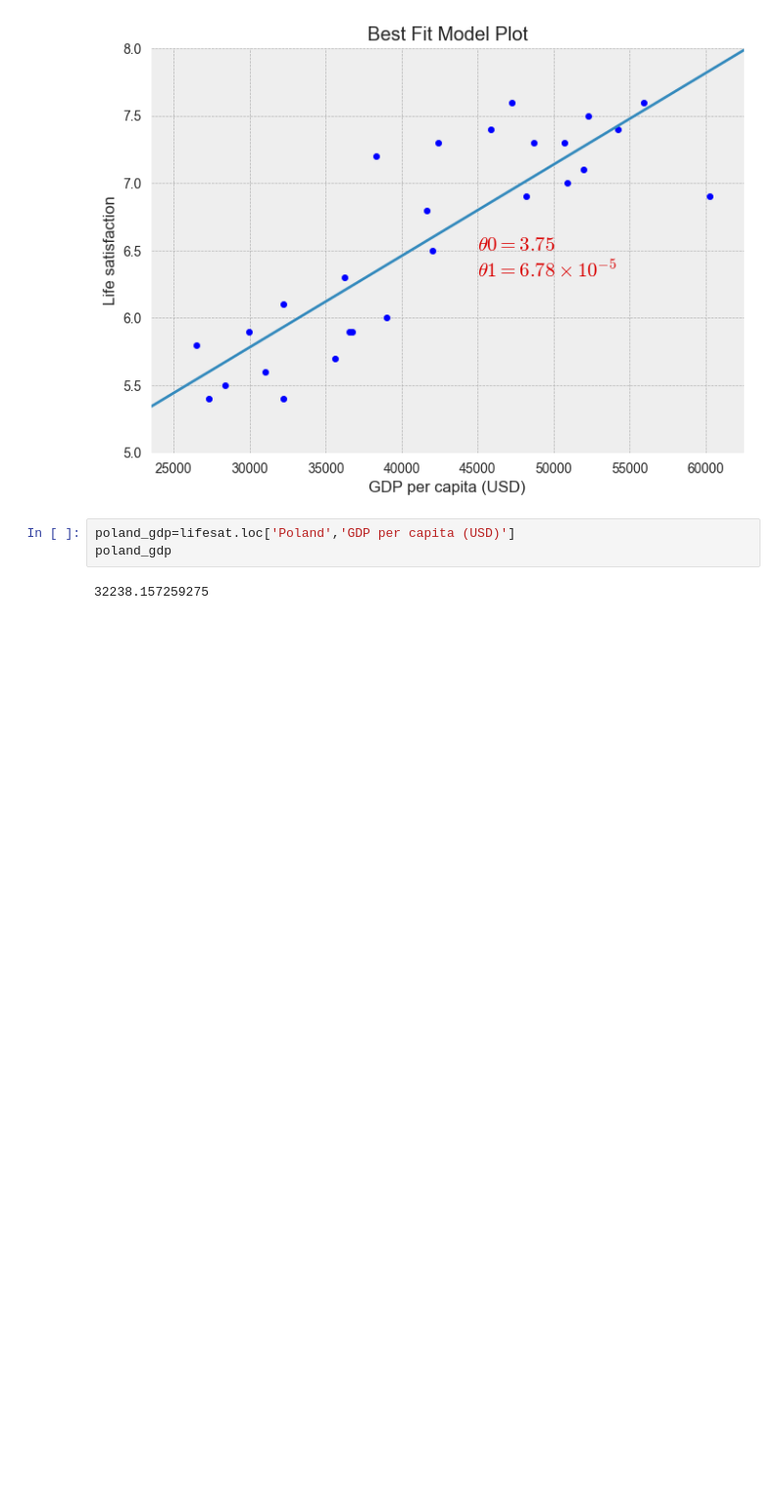
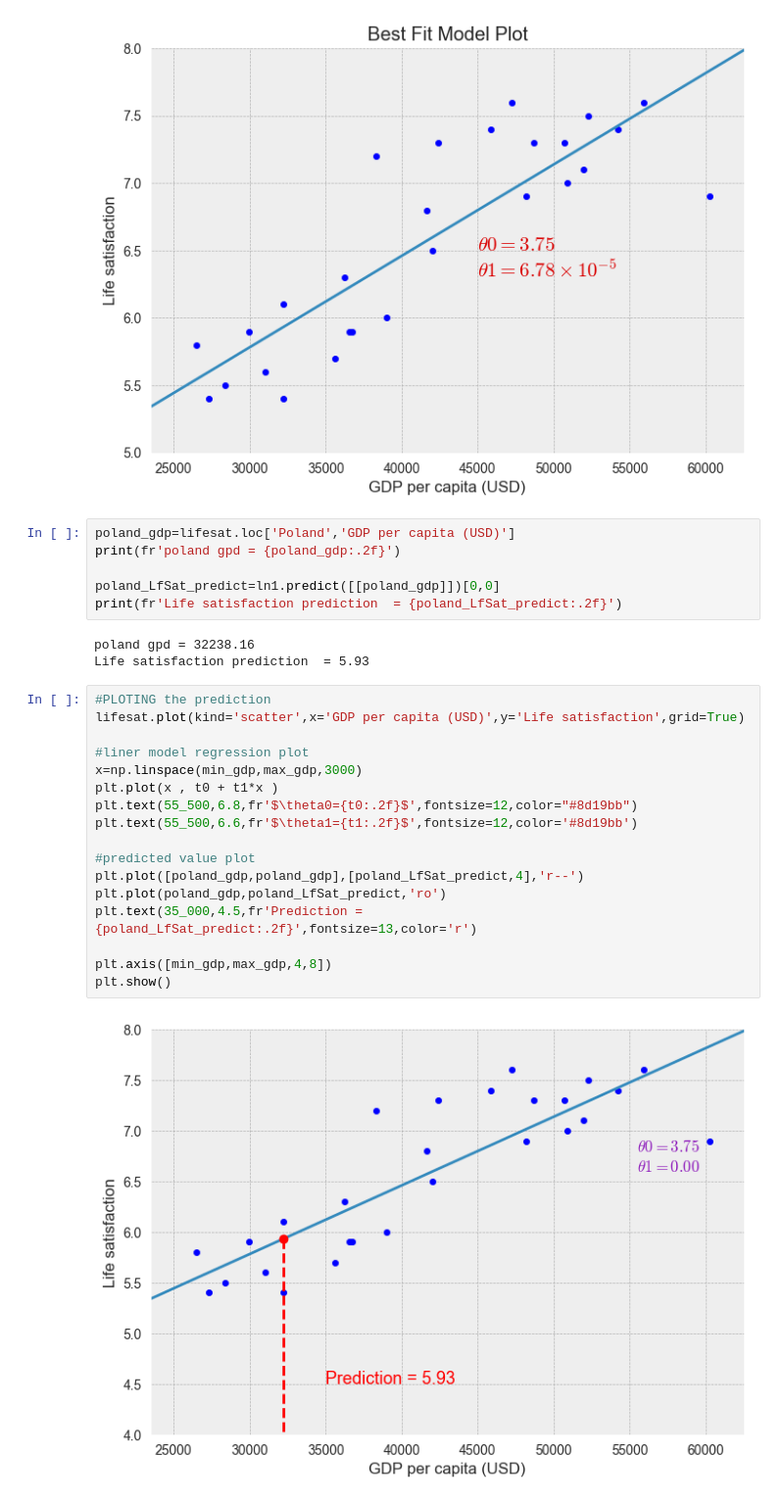
Before and after one commit to MehulEXE/Handson-ml, a Jupyter notebook: example1.ipynb, the cells around one changed output. Shown: that part at 98% size. Cells and saved outputs as stored; diff of their text form; blank space fills up the shorter version.

```diff
--- a/example1.ipynb
+++ b/example1.ipynb
@@ -139,6 +139,29 @@ plt.show()
 [figure]
 # %%
 poland_gdp=lifesat.loc['Poland','GDP per capita (USD)']
-poland_gdp
+print(fr'poland gpd = {poland_gdp:.2f}')
+
+poland_LfSat_predict=ln1.predict([[poland_gdp]])[0,0]
+print(fr'Life satisfaction prediction  = {poland_LfSat_predict:.2f}')
 # %% [output]
-32238.157259275
+poland gpd = 32238.16
+Life satisfaction prediction  = 5.93
+# %%
+#PLOTING the prediction
+lifesat.plot(kind='scatter',x='GDP per capita (USD)',y='Life satisfaction',grid=True)
+
+#liner model regression plot
+x=np.linspace(min_gdp,max_gdp,3000)
+plt.plot(x , t0 + t1*x )
+plt.text(55_500,6.8,fr'$\theta0={t0:.2f}$',fontsize=12,color="#8d19bb")
+plt.text(55_500,6.6,fr'$\theta1={t1:.2f}$',fontsize=12,color='#8d19bb')
+
+#predicted value plot
+plt.plot([poland_gdp,poland_gdp],[poland_LfSat_predict,4],'r--')
+plt.plot(poland_gdp,poland_LfSat_predict,'ro')
+plt.text(35_000,4.5,fr'Prediction = {poland_LfSat_predict:.2f}',fontsize=13,color='r')
+
+plt.axis([min_gdp,max_gdp,4,8])
+plt.show()
+# %% [output]
+[figure, added]
```
